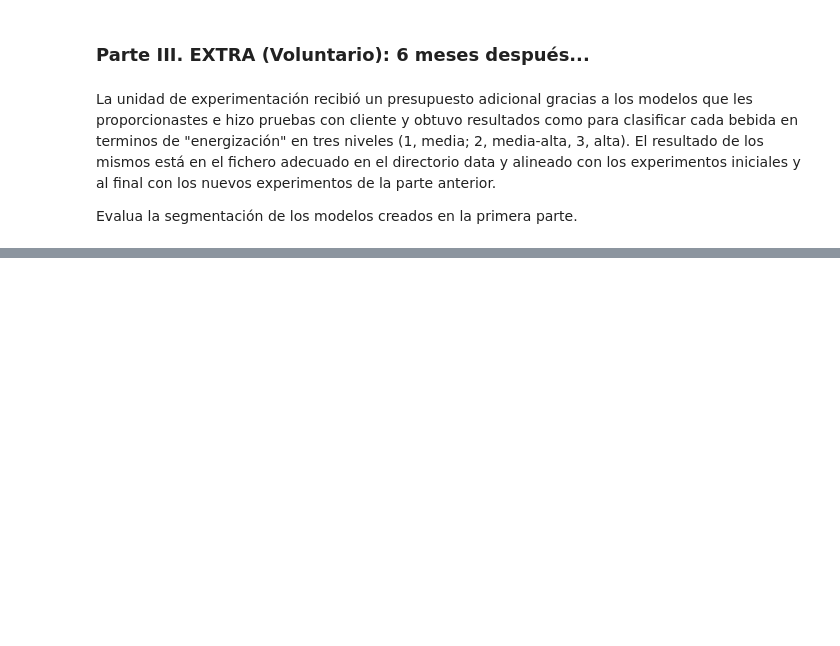
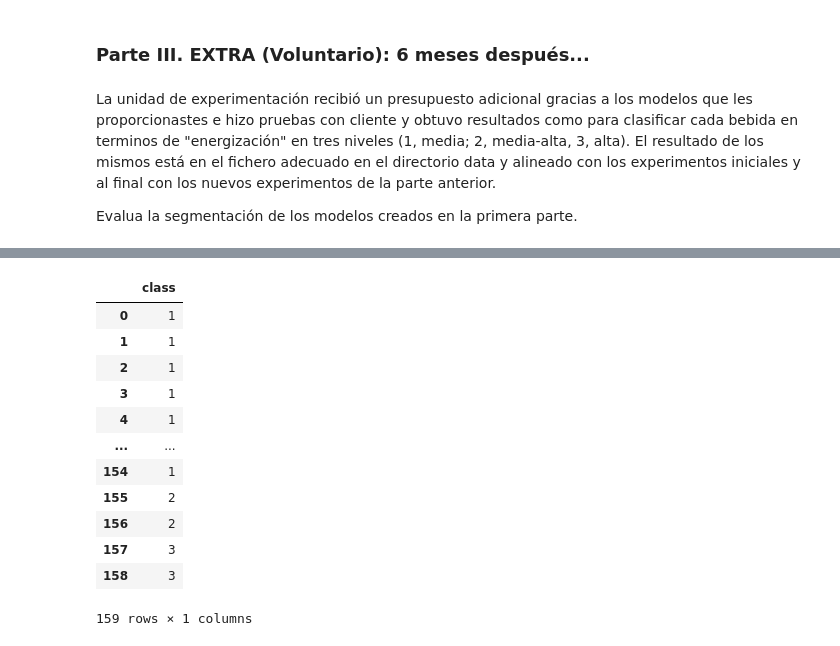
Before and after one commit to MartinAmez/ONLINE_DS_THEBRIDGE_MARTIN, a Jupyter notebook: Sprint 15 Clustering/Practicas_Obligatorias/18_Practica_Obligatoria_Clustering_II.ipynb, the cells around one changed output, grey strips where cells are left out. Cells and saved outputs as stored; diff of their text form; code cells hidden in the pictures; blank space fills up the shorter version.

```diff
--- a/Sprint 15 Clustering/Practicas_Obligatorias/18_Practica_Obligatoria_Clustering_II.ipynb
+++ b/Sprint 15 Clustering/Practicas_Obligatorias/18_Practica_Obligatoria_Clustering_II.ipynb
@@ -765,0 +783,17 @@ df_cluster
+# %%
+df_results=pd.read_csv("./data/power_results.csv" ,sep="|")
+df_results
+# %% [output]
+|  | class |
+| 0 | 1 |
+| 1 | 1 |
+| 2 | 1 |
+| 3 | 1 |
+| 4 | 1 |
+| ... | ... |
+| 154 | 1 |
+| 155 | 2 |
+| 156 | 2 |
+| 157 | 3 |
+| 158 | 3 |
+159 rows × 1 columns
```
Also changed, not shown: parts of 5 cells of this notebook.
